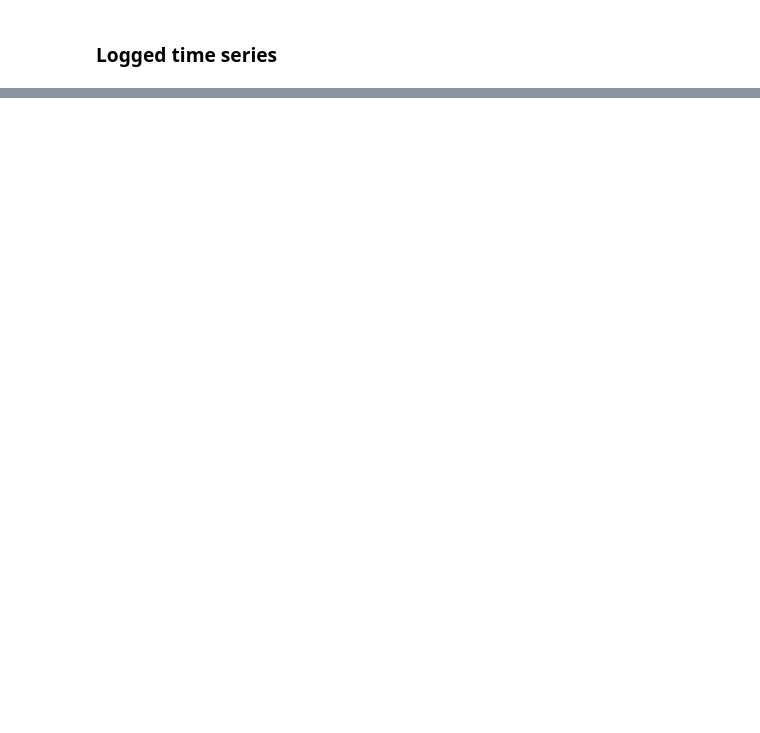
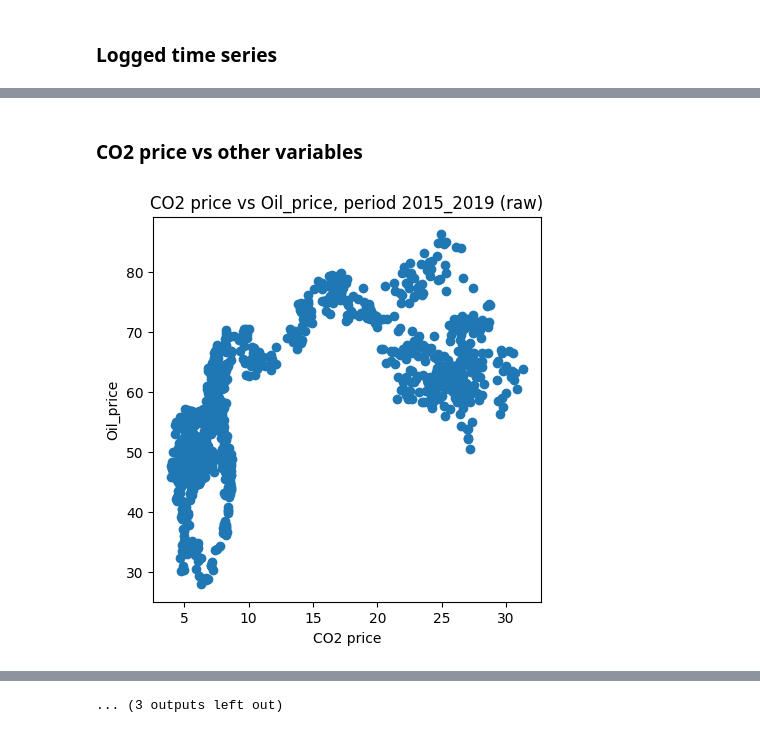
Before and after one commit to kacperskora/Research-S_i_T, a Jupyter notebook: notebooks/03_sub_periods_cointegration.ipynb, the cells around one changed output, grey strips where cells are left out. Saved outputs shown, nothing was run; the diff lists cells and outputs as text; code cells hidden in the pictures; blank space fills up the shorter version.

```diff
--- a/notebooks/03_sub_periods_cointegration.ipynb
+++ b/notebooks/03_sub_periods_cointegration.ipynb
@@ -190,0 +227,6 @@ for period, dataset in data_periods.items():
+# %% [markdown]
+### CO2 price vs other variables
+# %%
+plot_series(data_periods, cols, kind='scatter', transform='raw')
+# %% [output]
+[figure, added]
@@ -190,0 +244 @@ for period, dataset in data_periods.items():
+... (3 outputs left out)
```
Also changed, not shown: parts of 48 cells of this notebook.
